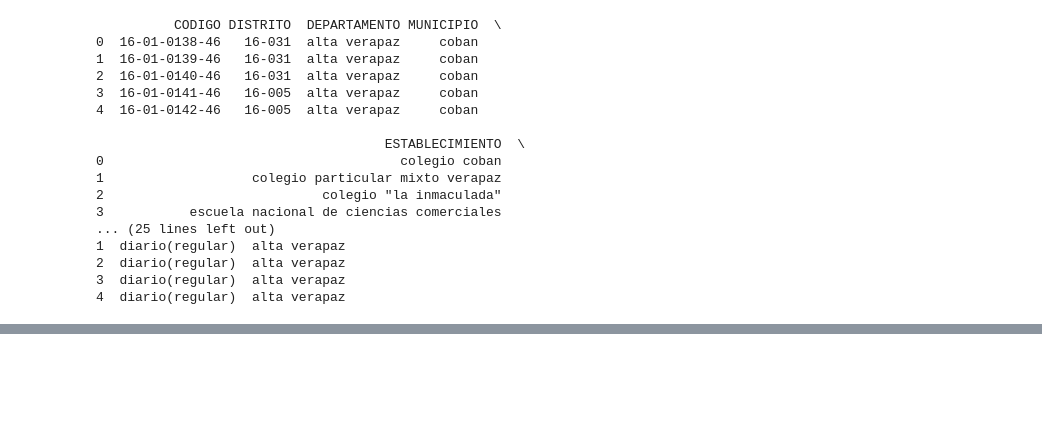
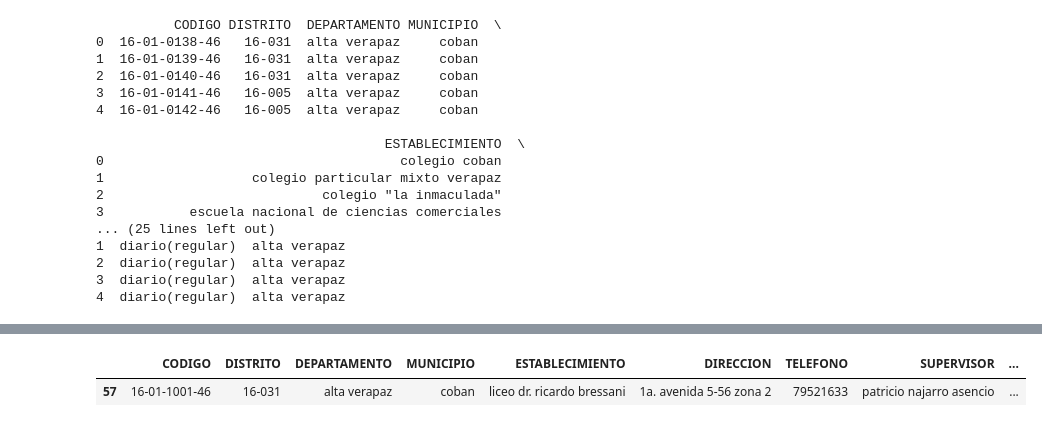
Before and after one commit to angelargd8/Proyecto1-ds, a Jupyter notebook: main.ipynb, the cells around one changed output, grey strips where cells are left out. Saved outputs shown, nothing was run; the diff lists cells and outputs as text; code cells hidden in the pictures; blank space fills up the shorter version.

```diff
--- a/main.ipynb
+++ b/main.ipynb
@@ -365,0 +451,6 @@ for col in df.select_dtypes(include='object').columns:
+# %%
+#ej con abreviatura DR.
+df[df['CODIGO'].str.contains('16-01-1001-46', case=False, na=False)]
+# %% [output]
+|  | CODIGO | DISTRITO | DEPARTAMENTO | MUNICIPIO | ESTABLECIMIENTO | DIRECCION | TELEFONO | SUPERVISOR | ... |
+| 57 | 16-01-1001-46 | 16-031 | alta verapaz | coban | liceo dr. ricardo bressani | 1a. avenida 5-56 zona 2 | 79521633 | patricio najarro asencio | ... |
```
Also changed, not shown: parts of 12 cells of this notebook.
